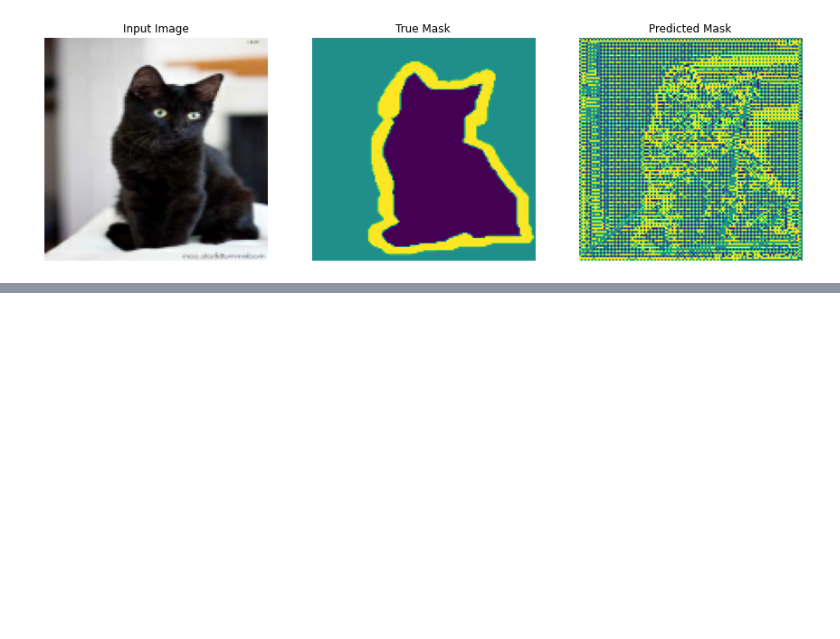
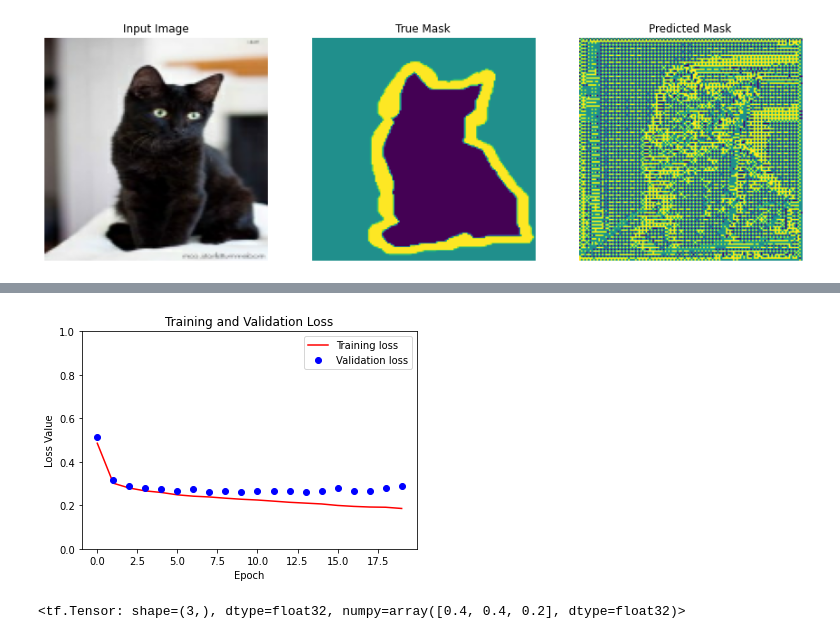
Before and after one commit to shashvatshah9/deeplearning_notebooks, a Jupyter notebook: segmentation_unet.ipynb, the cells around one changed output, grey strips where cells are left out. Saved outputs shown, nothing was run; the diff lists cells and outputs as text; code cells hidden in the pictures; blank space fills up the shorter version.

```diff
--- a/segmentation_unet.ipynb
+++ b/segmentation_unet.ipynb
@@ -105,8 +105,8 @@ layer_names = [
     'block_13_expand_relu',  # 8x8
     'block_16_project',      # 4x4
 ]
-m = [base_model.get_layer(name).output for name in layer_names]
-
+base_model_outputs = [base_model.get_layer(name).output for name in layer_names]
+print(base_model_outputs)
 # Create the feature extraction model
 down_stack = tf.keras.Model(inputs=base_model.input, outputs=base_model_outputs)
 
@@ -199,0 +198,21 @@ Epoch 17/20
+# %%
+loss = model_history.history['loss']
+val_loss = model_history.history['val_loss']
+
+plt.figure()
+plt.plot(model_history.epoch, loss, 'r', label='Training loss')
+plt.plot(model_history.epoch, val_loss, 'bo', label='Validation loss')
+plt.title('Training and Validation Loss')
+plt.xlabel('Epoch')
+plt.ylabel('Loss Value')
+plt.ylim([0, 1])
+plt.legend()
+plt.show()
+# %% [output]
+[figure, added]
+# %%
+class_weights = tf.constant([2.0, 2.0, 1.0])
+class_weights = class_weights/tf.reduce_sum(class_weights)
+class_weights
+# %% [output]
+<tf.Tensor: shape=(3,), dtype=float32, numpy=array([0.4, 0.4, 0.2], dtype=float32)>
```
Also changed, not shown: parts of 2 cells of this notebook.
